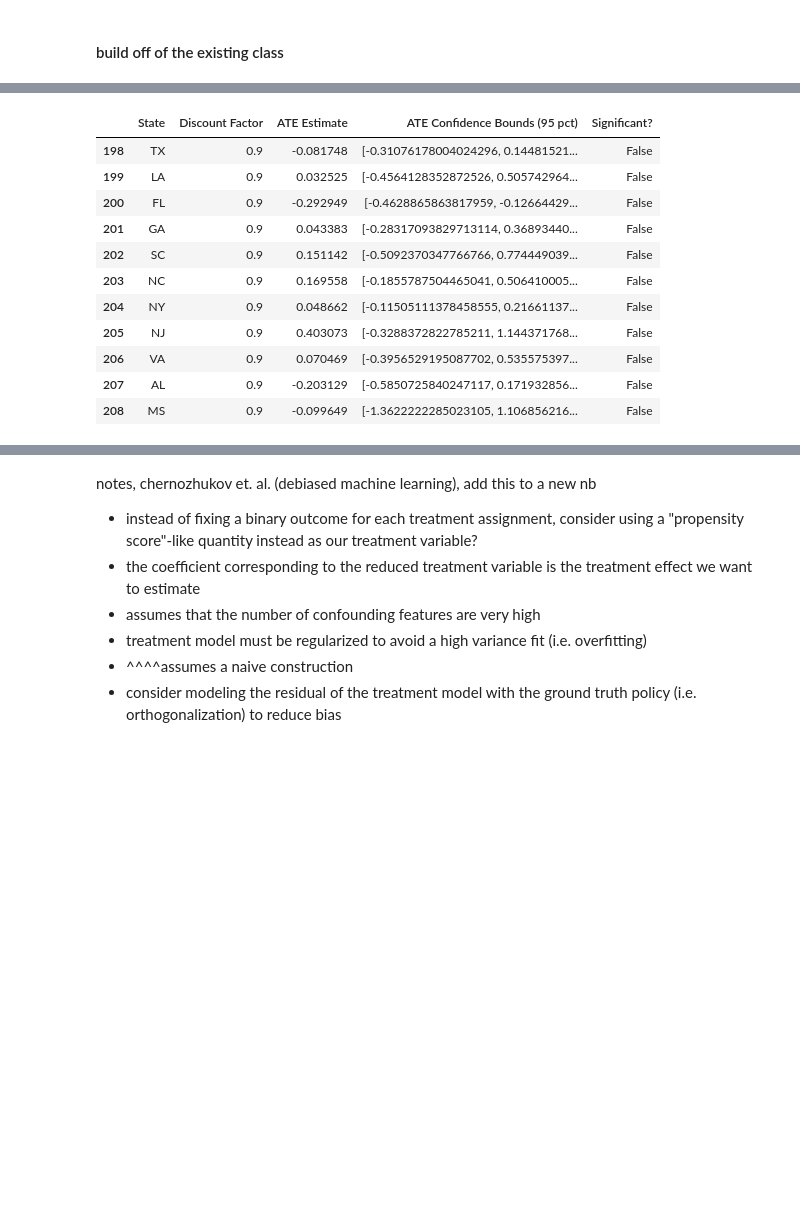
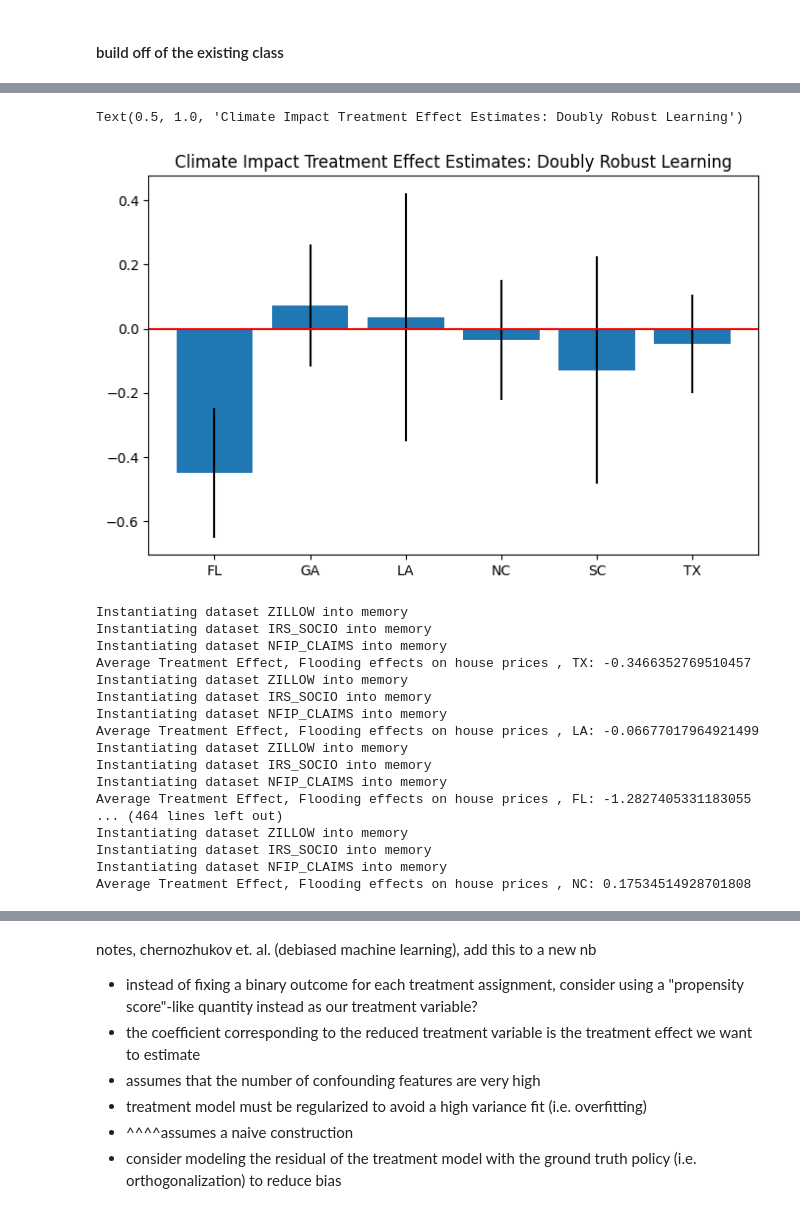
Before and after one commit to devennb/climate-effects-on-real-estate, a Jupyter notebook: guided_study_climate_realestate/causal-inference/causal-inference-03.ipynb, the cells around one changed output, grey strips where cells are left out. Cells and saved outputs as stored; diff of their text form; code cells hidden in the pictures; blank space fills up the shorter version.

Commit message:
migrated scripts for causal model

```diff
--- a/guided_study_climate_realestate/causal-inference/causal-inference-03.ipynb
+++ b/guided_study_climate_realestate/causal-inference/causal-inference-03.ipynb
@@ -702,15 +698,50 @@ data.loc[data['Discount Factor'] == 0.05]
+# %%
+plt.rcParams['figure.figsize']=(8,5)
+states = [
+    'FL','GA', 'LA', 'NC', 'SC', 'TX'
+]
+
+data_t = data.loc[data['State'].isin(states)]
+data_t['err'] = data_t['ATE Confidence Bounds (95 pct)'].apply(lambda x: (x[1]-x[0])/2)
+data_t = data_t.loc[data_t['Discount Factor'] == 0.05]
+plt.bar(
+    data_t['State'],
+    data_t['ATE Estimate'],
+    yerr=data_t['err'],
+)
+plt.axhline(0,color='red')
+plt.title('Climate Impact Treatment Effect Estimates: Doubly Robust Learning')
+# %% [output]
+Text(0.5, 1.0, 'Climate Impact Treatment Effect Estimates: Doubly Robust Learning')
+[figure, added]
 # %%
-data.loc[data['Discount Factor'] == 0.9]
+coastal_states = ['TX', 'LA', 'FL', 'GA', 'SC', 'NC']
+dfacs = np.arange(0,1.0,0.05)
+res = []
+for dfac in dfacs:
+    for state in coastal_states:
+        causal_analysis = CausalAnalysis(dl, state=state)
+        causal_analysis.build_features()
+        _, re = causal_analysis.build_treatment_effect_report(
+            discount_factor=dfac,
+            plot=False
+        )
+        res.append(re)
 # %% [output]
-|  | State | Discount Factor | ATE Estimate | ATE Confidence Bounds (95 pct) | Significant? |
-| 198 | TX | 0.9 | -0.081748 | [-0.31076178004024296, 0.14481521... | False |
-| 199 | LA | 0.9 | 0.032525 | [-0.4564128352872526, 0.505742964... | False |
-| 200 | FL | 0.9 | -0.292949 | [-0.4628865863817959, -0.12664429... | False |
-| 201 | GA | 0.9 | 0.043383 | [-0.28317093829713114, 0.36893440... | False |
-| 202 | SC | 0.9 | 0.151142 | [-0.5092370347766766, 0.774449039... | False |
-| 203 | NC | 0.9 | 0.169558 | [-0.1855787504465041, 0.506410005... | False |
-| 204 | NY | 0.9 | 0.048662 | [-0.11505111378458555, 0.21661137... | False |
-| 205 | NJ | 0.9 | 0.403073 | [-0.3288372822785211, 1.144371768... | False |
-| 206 | VA | 0.9 | 0.070469 | [-0.3956529195087702, 0.535575397... | False |
-| 207 | AL | 0.9 | -0.203129 | [-0.5850725840247117, 0.171932856... | False |
-| 208 | MS | 0.9 | -0.099649 | [-1.3622222285023105, 1.106856216... | False |
+Instantiating dataset ZILLOW into memory
+Instantiating dataset IRS_SOCIO into memory
+Instantiating dataset NFIP_CLAIMS into memory
+Average Treatment Effect, Flooding effects on house prices , TX: -0.3466352769510457
+Instantiating dataset ZILLOW into memory
+Instantiating dataset IRS_SOCIO into memory
+Instantiating dataset NFIP_CLAIMS into memory
+Average Treatment Effect, Flooding effects on house prices , LA: -0.06677017964921499
+Instantiating dataset ZILLOW into memory
+Instantiating dataset IRS_SOCIO into memory
+Instantiating dataset NFIP_CLAIMS into memory
+Average Treatment Effect, Flooding effects on house prices , FL: -1.2827405331183055
+... (464 lines left out)
+Instantiating dataset ZILLOW into memory
+Instantiating dataset IRS_SOCIO into memory
+Instantiating dataset NFIP_CLAIMS into memory
+Average Treatment Effect, Flooding effects on house prices , NC: 0.17534514928701808
```
Also changed, not shown: parts of 10 cells of this notebook, 16 other files.
